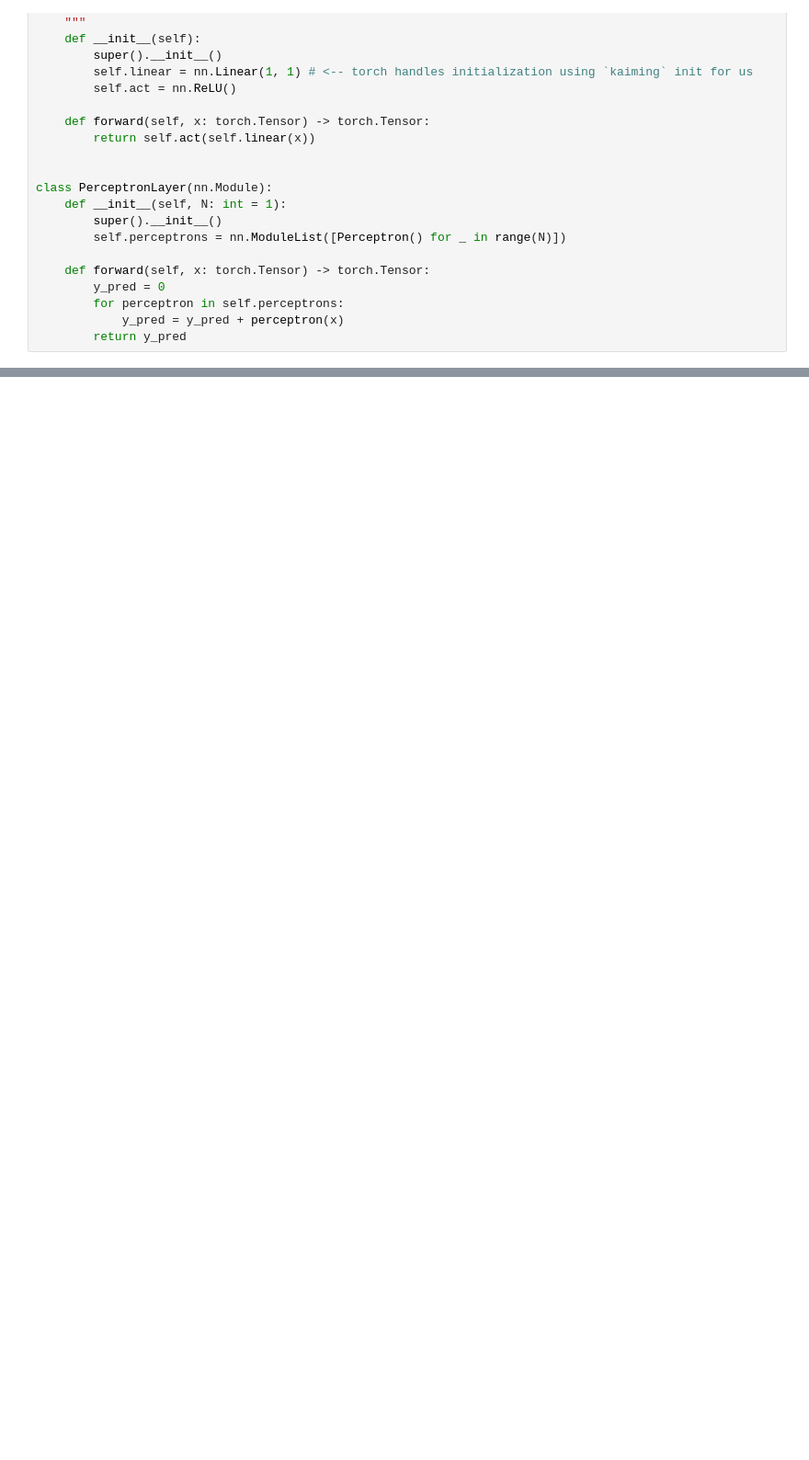
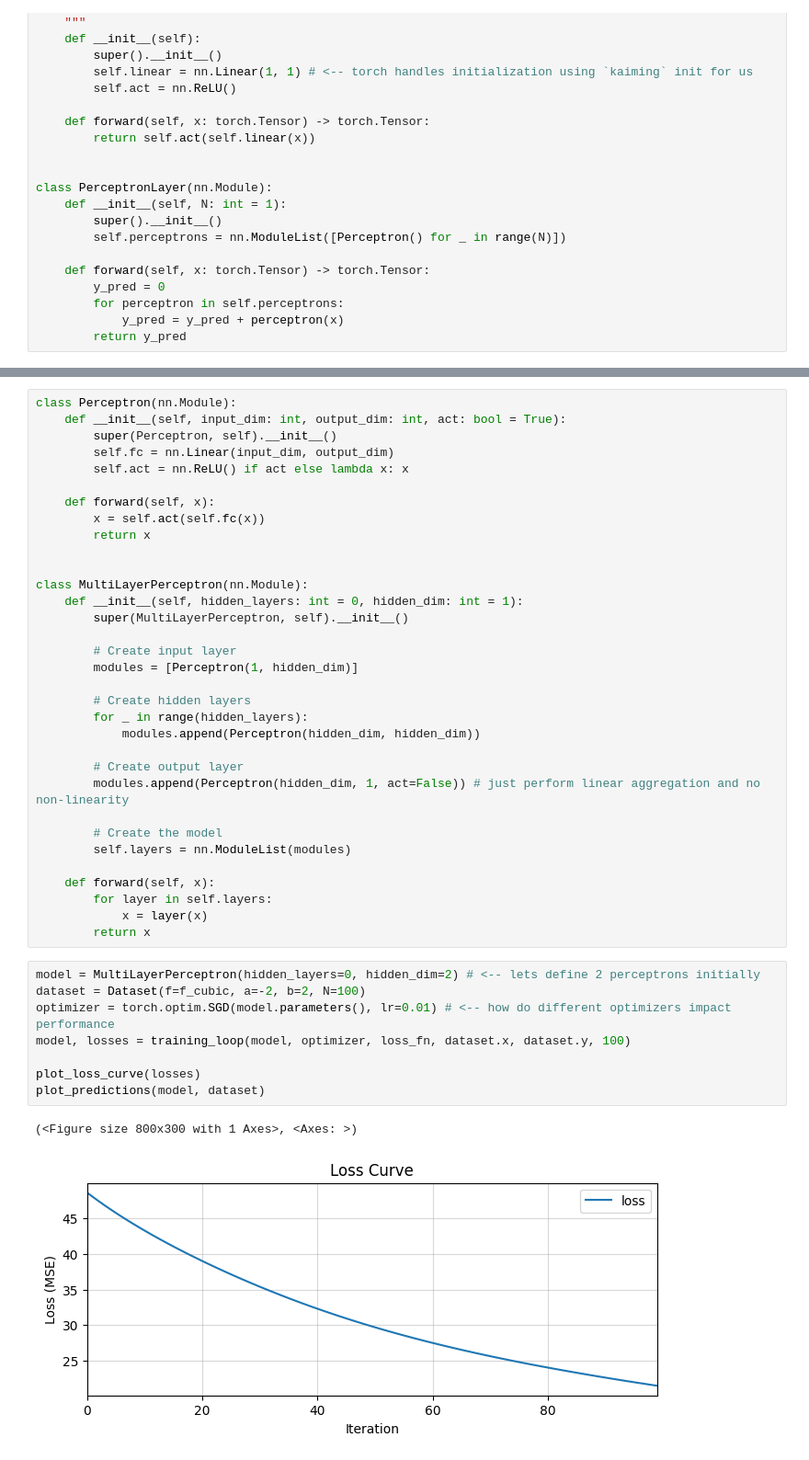
Before and after one commit to nextgenerationgraduatesprogram/nextgen25-mlai-workshop02, a Jupyter notebook: notebooks/main.ipynb, the cells around one changed output, grey strips where cells are left out. Shown at 92% size. Saved outputs shown, nothing was run; the diff lists cells and outputs as text; blank space fills up the shorter version.

```diff
--- a/notebooks/main.ipynb
+++ b/notebooks/main.ipynb
@@ -594,0 +613,44 @@ plot_predictions(model, dataset)
+# %%
+class Perceptron(nn.Module):
+    def __init__(self, input_dim: int, output_dim: int, act: bool = True):
+        super(Perceptron, self).__init__()
+        self.fc = nn.Linear(input_dim, output_dim)
+        self.act = nn.ReLU() if act else lambda x: x
+
+    def forward(self, x):
+        x = self.act(self.fc(x))
+        return x
+
+
+class MultiLayerPerceptron(nn.Module):
+    def __init__(self, hidden_layers: int = 0, hidden_dim: int = 1):
+        super(MultiLayerPerceptron, self).__init__()
+
+        # Create input layer
+        modules = [Perceptron(1, hidden_dim)]
+
+        # Create hidden layers
+        for _ in range(hidden_layers):
+            modules.append(Perceptron(hidden_dim, hidden_dim))
+
+        # Create output layer
+        modules.append(Perceptron(hidden_dim, 1, act=False)) # just perform linear aggregation and no non-linearity
+
+        # Create the model
+        self.layers = nn.ModuleList(modules)
+
+    def forward(self, x):
+        for layer in self.layers:
+            x = layer(x)
+        return x
+# %%
+model = MultiLayerPerceptron(hidden_layers=0, hidden_dim=2) # <-- lets define 2 perceptrons initially
+dataset = Dataset(f=f_cubic, a=-2, b=2, N=100)
+optimizer = torch.optim.SGD(model.parameters(), lr=0.01) # <-- how do different optimizers impact performance
+model, losses = training_loop(model, optimizer, loss_fn, dataset.x, dataset.y, 100)
+
+plot_loss_curve(losses)
+plot_predictions(model, dataset)
+# %% [output]
+(<Figure size 800x300 with 1 Axes>, <Axes: >)
+[figure, added]
```
Also changed, not shown: parts of 20 cells of this notebook.
